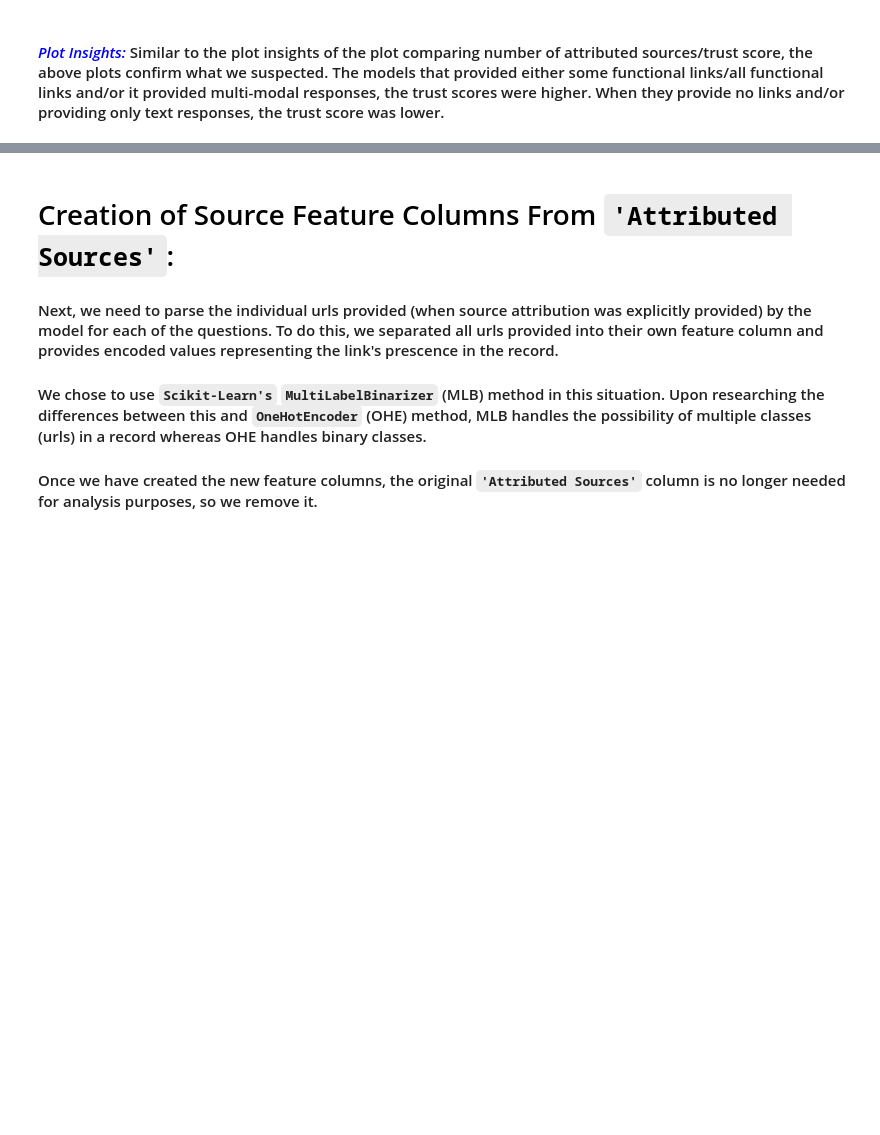
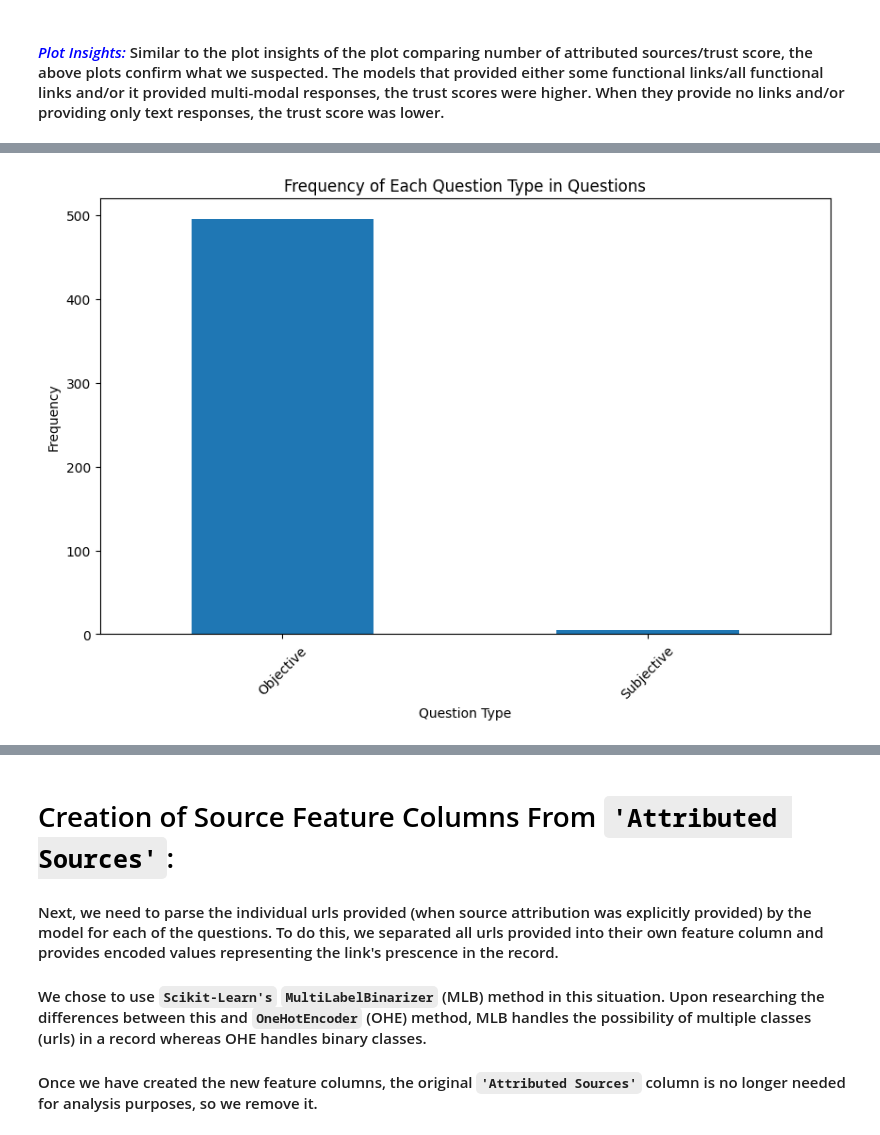
Before and after one commit to agreen8911/Building-Transparency-in-Search-Based-AI, a Jupyter notebook: data/eda.ipynb, the cells around one changed output, grey strips where cells are left out. Drawn from its saved outputs; the diff is of its cells as text; code cells hidden in the pictures; blank space fills up the shorter version.

```diff
--- a/data/eda.ipynb
+++ b/data/eda.ipynb
@@ -598,0 +685,12 @@ plt.show()
+# %%
+def classify_objective_subjective(question):
+    subjective_keywords = ['why', 'think', 'feel', 'should', 'opinion']
+    question_lower = question.lower()
+    for keyword in subjective_keywords:
+        if keyword in question_lower:
+            return 'Subjective'
+    return 'Objective'
+
+df_questions_analysis['Question Type'] = df_questions_analysis['Question'].apply(classify_objective_subjective)
+
+df_questions_analysis.head()
@@ -598,0 +704,10 @@ plt.show()
+# %%
+plt.figure(figsize=(10, 6))
+df_questions_analysis['Question Type'].value_counts().plot(kind='bar')
+plt.xlabel('Question Type')
+plt.ylabel('Frequency')
+plt.title('Frequency of Each Question Type in Questions')
+plt.xticks(rotation=45)
+plt.show()
+# %% [output]
+[figure, added]
```
Also changed, not shown: parts of 9 cells of this notebook, 9 other files.
